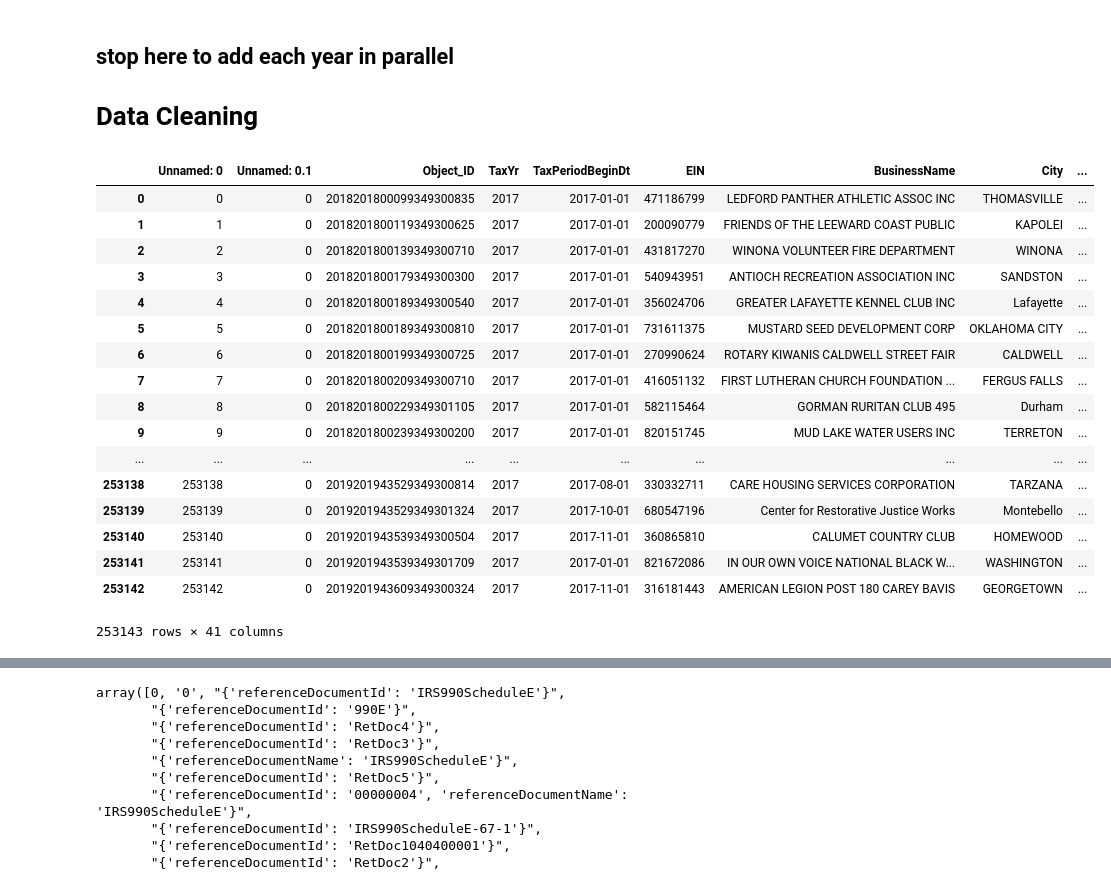
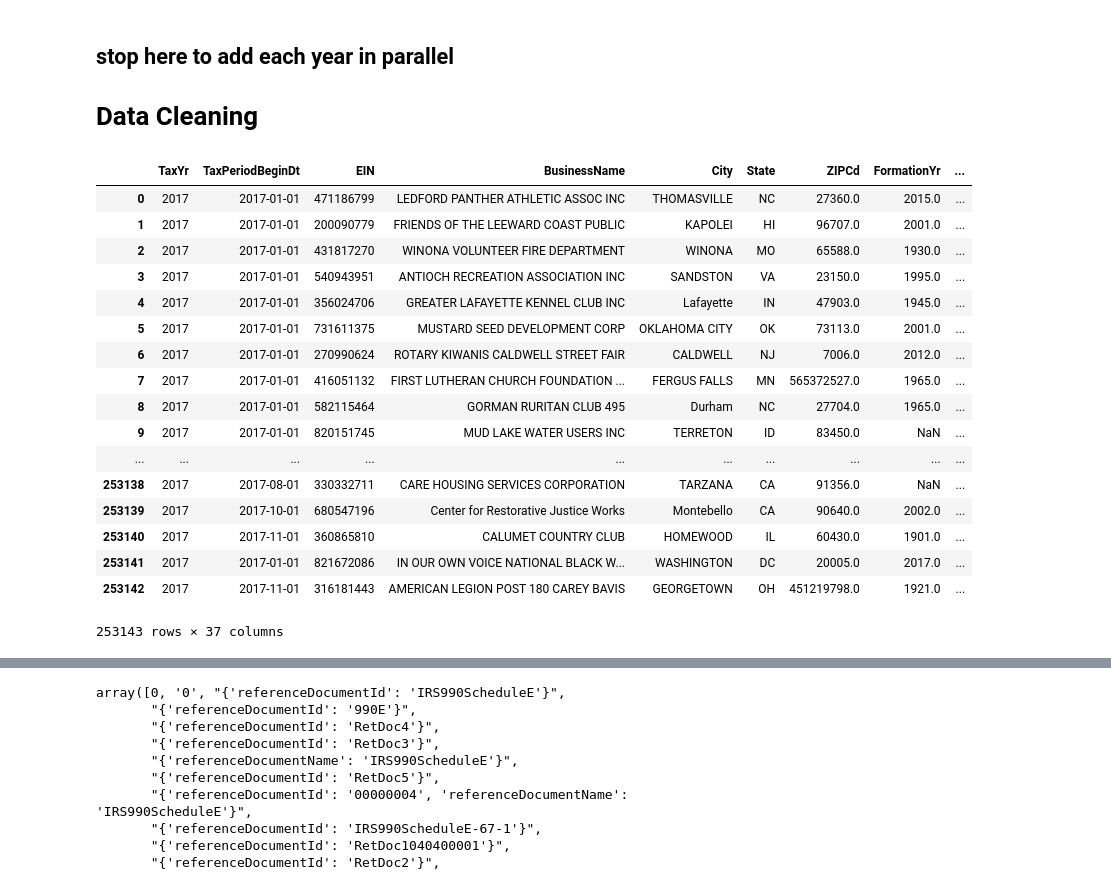
Before and after one commit to ethantenison/Impact_Capital, a Jupyter notebook: notebooks/990master.ipynb, the cells around one changed output, grey strips where cells are left out. Saved outputs shown, nothing was run; the diff lists cells and outputs as text; code cells hidden in the pictures.

```diff
--- a/notebooks/990master.ipynb
+++ b/notebooks/990master.ipynb
@@ -363,50 +363,54 @@ df.loc[df['TypeOfOrganizationOtherInd'] != "X", 'TypeOfOrganizationOtherInd'] =
 df.loc[df['TypeOfOrganizationOtherInd'] == "X", 'TypeOfOrganizationOtherInd'] = 1
 
 #SchoolOperatingInd	OperateHospitalInd	AddressChangeInd	InitialReturnInd	AmendedReturnInd	TerminateOperationsInd
 df[['SchoolOperatingInd', 'OperateHospitalInd','AddressChangeInd','InitialReturnInd', 'AmendedReturnInd','TerminateOperationsInd']] =df[['SchoolOperatingInd', 'OperateHospitalInd','AddressChangeInd','InitialReturnInd', 'AmendedReturnInd','TerminateOperationsInd']].fillna(0)
 
 df.loc[df['SchoolOperatingInd'] == 'false', 'SchoolOperatingInd'] = 0
 df.loc[df['OperateHospitalInd'] == 'false', 'OperateHospitalInd'] = 0
 df.loc[df['AddressChangeInd'] == 'false', 'AddressChangeInd'] = 0
 df.loc[df['InitialReturnInd'] == 'false', 'InitialReturnInd'] = 0
 df.loc[df['AmendedReturnInd'] == 'false', 'AmendedReturnInd'] = 0
 df.loc[df['TerminateOperationsInd'] == 'false', 'TerminateOperationsInd'] = 0
 
 df.loc[df['SchoolOperatingInd'] == '0', 'SchoolOperatingInd'] = 0
 df.loc[df['OperateHospitalInd'] == '0', 'OperateHospitalInd'] = 0
 df.loc[df['AddressChangeInd'] == '0', 'AddressChangeInd'] = 0
 df.loc[df['InitialReturnInd'] == '0', 'InitialReturnInd'] = 0
 df.loc[df['AmendedReturnInd'] == '0', 'AmendedReturnInd'] = 0
 df.loc[df['TerminateOperationsInd'] == '0', 'TerminateOperationsInd'] = 0
 
 df.loc[df['SchoolOperatingInd'] != 0, 'SchoolOperatingInd'] = 1
 df.loc[df['OperateHospitalInd'] != 0, 'OperateHospitalInd'] = 1
 df.loc[df['AddressChangeInd'] != 0, 'AddressChangeInd'] = 1
 df.loc[df['InitialReturnInd'] != 0, 'InitialReturnInd'] = 1
 df.loc[df['AmendedReturnInd'] != 0, 'AmendedReturnInd'] = 1
 df.loc[df['TerminateOperationsInd'] != 0, 'TerminateOperationsInd'] = 1
 
 #Merging the descriptions
-#The majority of the descriptions are just
-df.loc[df['ActivityOrMissionDesc'] ==  df['MissionDesc'], 'MissionDesc'] = ""
+#The majority of the descriptions are just duplicates, so I'm deleting the ones that are exaclty the same
+#df.ActivityOrMissionDesc= df.ActivityOrMissionDesc.str.lower()
+#df.MissionDesc= df.MissionDesc.str.lower()
+#df.loc[df['ActivityOrMissionDesc'] ==  df['MissionDesc'], 'MissionDesc'] = ""
 
+
+df = df.drop(['Object_ID', 'Unnamed: 0', 'Unnamed: 0.1','MissionDesc'], axis=1)
 df
 # %% [output]
-|  | Unnamed: 0 | Unnamed: 0.1 | Object_ID | TaxYr | TaxPeriodBeginDt | EIN | BusinessName | City | ... |
-| 0 | 0 | 0 | 2018201800099349300835 | 2017 | 2017-01-01 | 471186799 | LEDFORD PANTHER ATHLETIC ASSOC INC | THOMASVILLE | ... |
-| 1 | 1 | 0 | 2018201800119349300625 | 2017 | 2017-01-01 | 200090779 | FRIENDS OF THE LEEWARD COAST PUBLIC | KAPOLEI | ... |
-| 2 | 2 | 0 | 2018201800139349300710 | 2017 | 2017-01-01 | 431817270 | WINONA VOLUNTEER FIRE DEPARTMENT | WINONA | ... |
-| 3 | 3 | 0 | 2018201800179349300300 | 2017 | 2017-01-01 | 540943951 | ANTIOCH RECREATION ASSOCIATION INC | SANDSTON | ... |
-| 4 | 4 | 0 | 2018201800189349300540 | 2017 | 2017-01-01 | 356024706 | GREATER LAFAYETTE KENNEL CLUB INC | Lafayette | ... |
-| 5 | 5 | 0 | 2018201800189349300810 | 2017 | 2017-01-01 | 731611375 | MUSTARD SEED DEVELOPMENT CORP | OKLAHOMA CITY | ... |
-| 6 | 6 | 0 | 2018201800199349300725 | 2017 | 2017-01-01 | 270990624 | ROTARY KIWANIS CALDWELL STREET FAIR | CALDWELL | ... |
-| 7 | 7 | 0 | 2018201800209349300710 | 2017 | 2017-01-01 | 416051132 | FIRST LUTHERAN CHURCH FOUNDATION ... | FERGUS FALLS | ... |
-| 8 | 8 | 0 | 2018201800229349301105 | 2017 | 2017-01-01 | 582115464 | GORMAN RURITAN CLUB 495 | Durham | ... |
-| 9 | 9 | 0 | 2018201800239349300200 | 2017 | 2017-01-01 | 820151745 | MUD LAKE WATER USERS INC | TERRETON | ... |
+|  | TaxYr | TaxPeriodBeginDt | EIN | BusinessName | City | State | ZIPCd | FormationYr | ... |
+| 0 | 2017 | 2017-01-01 | 471186799 | LEDFORD PANTHER ATHLETIC ASSOC INC | THOMASVILLE | NC | 27360.0 | 2015.0 | ... |
+| 1 | 2017 | 2017-01-01 | 200090779 | FRIENDS OF THE LEEWARD COAST PUBLIC | KAPOLEI | HI | 96707.0 | 2001.0 | ... |
+| 2 | 2017 | 2017-01-01 | 431817270 | WINONA VOLUNTEER FIRE DEPARTMENT | WINONA | MO | 65588.0 | 1930.0 | ... |
+| 3 | 2017 | 2017-01-01 | 540943951 | ANTIOCH RECREATION ASSOCIATION INC | SANDSTON | VA | 23150.0 | 1995.0 | ... |
+| 4 | 2017 | 2017-01-01 | 356024706 | GREATER LAFAYETTE KENNEL CLUB INC | Lafayette | IN | 47903.0 | 1945.0 | ... |
+| 5 | 2017 | 2017-01-01 | 731611375 | MUSTARD SEED DEVELOPMENT CORP | OKLAHOMA CITY | OK | 73113.0 | 2001.0 | ... |
+| 6 | 2017 | 2017-01-01 | 270990624 | ROTARY KIWANIS CALDWELL STREET FAIR | CALDWELL | NJ | 7006.0 | 2012.0 | ... |
+| 7 | 2017 | 2017-01-01 | 416051132 | FIRST LUTHERAN CHURCH FOUNDATION ... | FERGUS FALLS | MN | 565372527.0 | 1965.0 | ... |
+| 8 | 2017 | 2017-01-01 | 582115464 | GORMAN RURITAN CLUB 495 | Durham | NC | 27704.0 | 1965.0 | ... |
+| 9 | 2017 | 2017-01-01 | 820151745 | MUD LAKE WATER USERS INC | TERRETON | ID | 83450.0 | NaN | ... |
 | ... | ... | ... | ... | ... | ... | ... | ... | ... | ... |
-| 253138 | 253138 | 0 | 2019201943529349300814 | 2017 | 2017-08-01 | 330332711 | CARE HOUSING SERVICES CORPORATION | TARZANA | ... |
-| 253139 | 253139 | 0 | 2019201943529349301324 | 2017 | 2017-10-01 | 680547196 | Center for Restorative Justice Works | Montebello | ... |
-| 253140 | 253140 | 0 | 2019201943539349300504 | 2017 | 2017-11-01 | 360865810 | CALUMET COUNTRY CLUB | HOMEWOOD | ... |
-| 253141 | 253141 | 0 | 2019201943539349301709 | 2017 | 2017-01-01 | 821672086 | IN OUR OWN VOICE NATIONAL BLACK W... | WASHINGTON | ... |
-| 253142 | 253142 | 0 | 2019201943609349300324 | 2017 | 2017-11-01 | 316181443 | AMERICAN LEGION POST 180 CAREY BAVIS | GEORGETOWN | ... |
+| 253138 | 2017 | 2017-08-01 | 330332711 | CARE HOUSING SERVICES CORPORATION | TARZANA | CA | 91356.0 | NaN | ... |
+| 253139 | 2017 | 2017-10-01 | 680547196 | Center for Restorative Justice Works | Montebello | CA | 90640.0 | 2002.0 | ... |
+| 253140 | 2017 | 2017-11-01 | 360865810 | CALUMET COUNTRY CLUB | HOMEWOOD | IL | 60430.0 | 1901.0 | ... |
+| 253141 | 2017 | 2017-01-01 | 821672086 | IN OUR OWN VOICE NATIONAL BLACK W... | WASHINGTON | DC | 20005.0 | 2017.0 | ... |
+| 253142 | 2017 | 2017-11-01 | 316181443 | AMERICAN LEGION POST 180 CAREY BAVIS | GEORGETOWN | OH | 451219798.0 | 1921.0 | ... |
-253143 rows × 41 columns
+253143 rows × 37 columns
```
Also changed, not shown: parts of 2 cells of this notebook, 1 other file.
